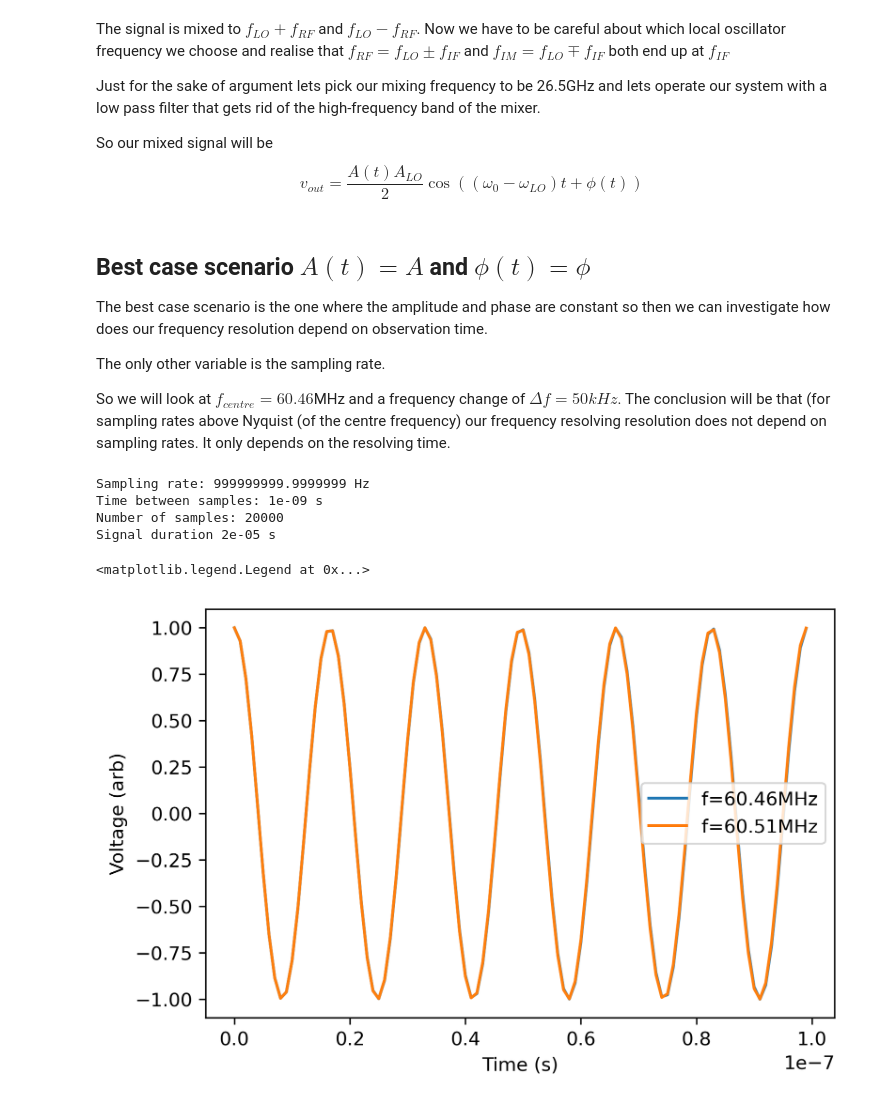
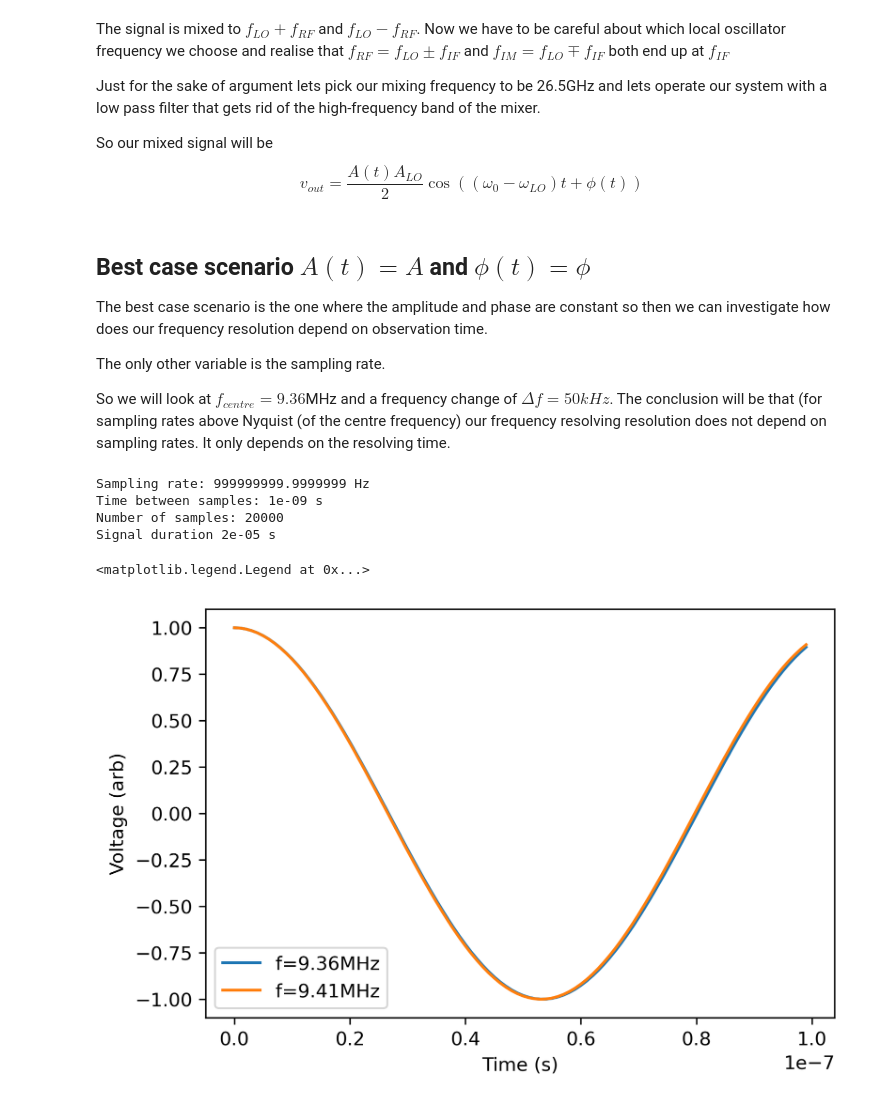
Before and after one commit to QTNM/cresdaToys, a Jupyter notebook: cresFrequency.ipynb, the cells around one changed output. Saved outputs shown, nothing was run; the diff lists cells and outputs as text; code cells hidden in the pictures.

```diff
--- a/cresFrequency.ipynb
+++ b/cresFrequency.ipynb
@@ -106,7 +106,7 @@ The best case scenario is the one where the amplitude and phase are constant so
 
 The only other variable is the sampling rate.
 
-So we will look at $f_{centre}=60.46$MHz and a frequency change of $\Delta f=50kHz$. The conclusion will be that (for sampling rates above Nyquist (of the centre frequency) our frequency resolving resolution does not depend on sampling rates. It only depends on the resolving time.
+So we will look at $f_{centre}=9.36$MHz and a frequency change of $\Delta f=50kHz$. The conclusion will be that (for sampling rates above Nyquist (of the centre frequency) our frequency resolving resolution does not depend on sampling rates. It only depends on the resolving time.
 # %%
 def getV(t,w,A,phi):
     """Function to return a simple cosine
@@ -124,7 +124,7 @@ def getV(t,w,A,phi):
     return A*np.cos((w*t)+phi)
 
 #Define the centre frequency and deltaf we need to measure
-centref=60.46e6
+centref=9.36e6
 deltaf=50e3
 t_res=1./deltaf  #Our resolving time
 dt=1e-9 #Our time between samples (1./sampling rate)
@@ -134,34 +134,34 @@ duration=t_res*1  #The time we will take as signal duration
 
 N=int(duration/dt)
 w=2*np.pi*(centref) #60.46 MHz
 w2=2*np.pi*(centref+deltaf) #60.51 MHz
 A=1 #for simplicity
 phi=0 # for simplicity
 sr=1./dt
 
 print("Sampling rate:",sr,"Hz")
 print("Time between samples:",dt,"s")
 print("Number of samples:",N)
 print("Signal duration",duration,"s")
 
 
 t=np.linspace(0,dt*N,N)
 v=getV(t,w,A,phi)
 v2=getV(t,w2,A,phi)
 
 fig,ax = plt.subplots()
 ax.plot(t[0:100],v[0:100],label="f="+str(w/(2*np.pi)/1e6)+"MHz")
 ax.plot(t[0:100],v2[0:100],label="f="+str(w2/(2*np.pi)/1e6)+"MHz")
 ax.set_xlabel("Time (s)")
 ax.set_ylabel("Voltage (arb)")
 ax.legend()
 # %% [output]
 Sampling rate: 999999999.9999999 Hz
 Time between samples: 1e-09 s
 Number of samples: 20000
 Signal duration 2e-05 s
 <matplotlib.legend.Legend at 0x...>
-[figure, old version]
+[figure, new version]
 # %%
 def convertToMag(yf):
     """Function to convert the result of an fft to magnitude
```
Also changed, not shown: parts of 7 cells of this notebook, 1 other file.
